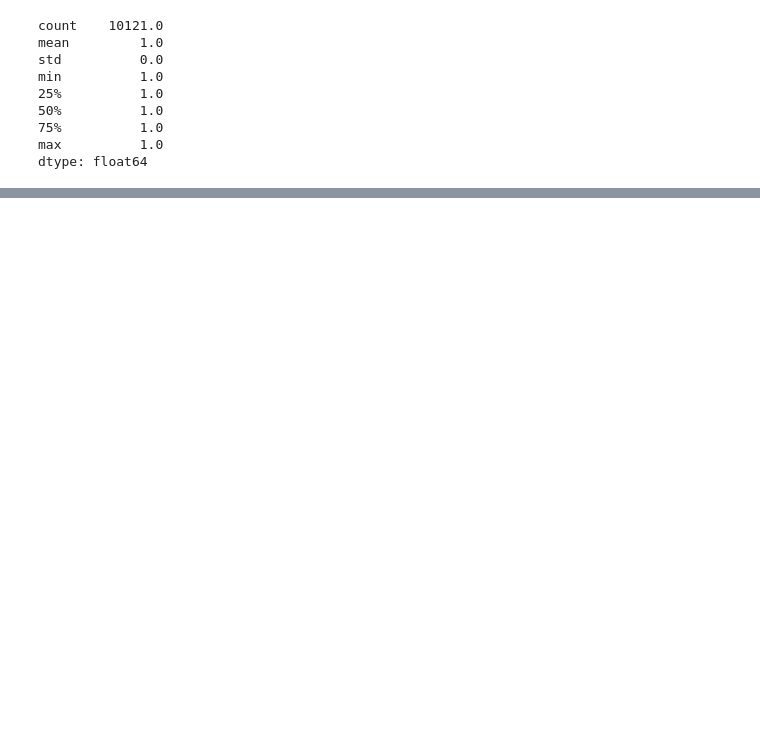
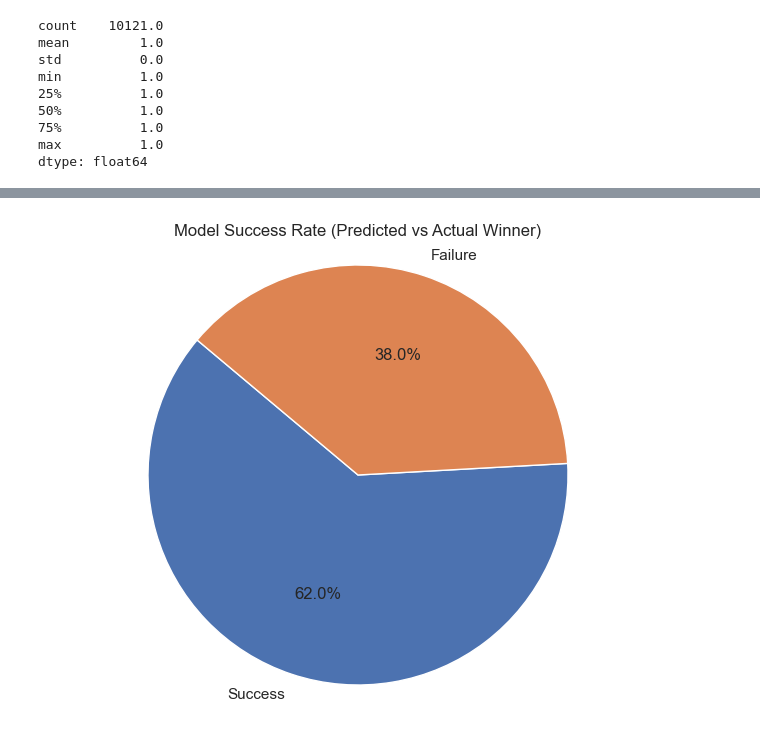
Before and after one commit to rimvelvet31/vct_predictive_model, a Jupyter notebook: betting_sim.ipynb, the cells around one changed output, grey strips where cells are left out. Saved outputs shown, nothing was run; the diff lists cells and outputs as text; code cells hidden in the pictures; blank space fills up the shorter version.

```diff
--- a/betting_sim.ipynb
+++ b/betting_sim.ipynb
@@ -91,6 +69,6 @@ X_test.head()
 # %% [markdown]
 # Load Pretrained Model
 # %%
-model = joblib.load("models/stacked_base_rf_xgb_meta_lr_v2.pkl")
+model = joblib.load("models/rf_optuna.pkl")
 print(model)
 # %% [output]
@@ -113,0 +80,5 @@ StackingClassifier(estimators=[('rf',
+# %%
+# Predicted Winner
+preds = model.predict(X_test)
+matches["predicted_winner"] = preds
+matches.head()
@@ -321,0 +160,20 @@ print(df_results)
+# %%
+def kelly_criterion(prob, odds):
+    return (prob * (odds - 1) - (1 - prob)) / (odds - 1)
+
+def determine_best_strategy(row):
+    flat_prob = max(row["predicted_prob_TeamA"], row["predicted_prob_TeamB"])
+    kelly_prob = kelly_criterion(row["predicted_prob_TeamA"], row["odds_TeamA"]) if row["predicted_prob_TeamA"] > row["predicted_prob_TeamB"] else kelly_criterion(row["predicted_prob_TeamB"], row["odds_TeamB"])
+
+    # Example threshold for choosing the strategy (you can adjust this logic as needed)
+    threshold = 0.8
+
+    if flat_prob > threshold and kelly_prob > 0:
+        return "kelly"
+    elif flat_prob > threshold:
+        return "flat"
+    else:
+        return "threshold"
+
+# Add the best_strategy column
+matches['best_strategy'] = matches.apply(determine_best_strategy, axis=1)
@@ -434,0 +264,17 @@ plt.show()
+# %%
+# 1. Model Success Rate (Predicted vs Actual Winner)
+def plot_model_success_rate(matches):
+    success_count = matches[matches['predicted_winner'] == matches['Winner']].shape[0]
+    failure_count = matches[matches['predicted_winner'] != matches['Winner']].shape[0]
+    labels = ['Success', 'Failure']
+    sizes = [success_count, failure_count]
+
+    plt.figure(figsize=(8, 6))
+    plt.pie(sizes, labels=labels, autopct='%1.1f%%', startangle=140)
+    plt.title('Model Success Rate (Predicted vs Actual Winner)')
+    plt.axis('equal')
+    plt.show()
+
+plot_model_success_rate(matches)
+# %% [output]
+[figure, added]
```
Also changed, not shown: parts of 17 cells of this notebook, 1 other file.
